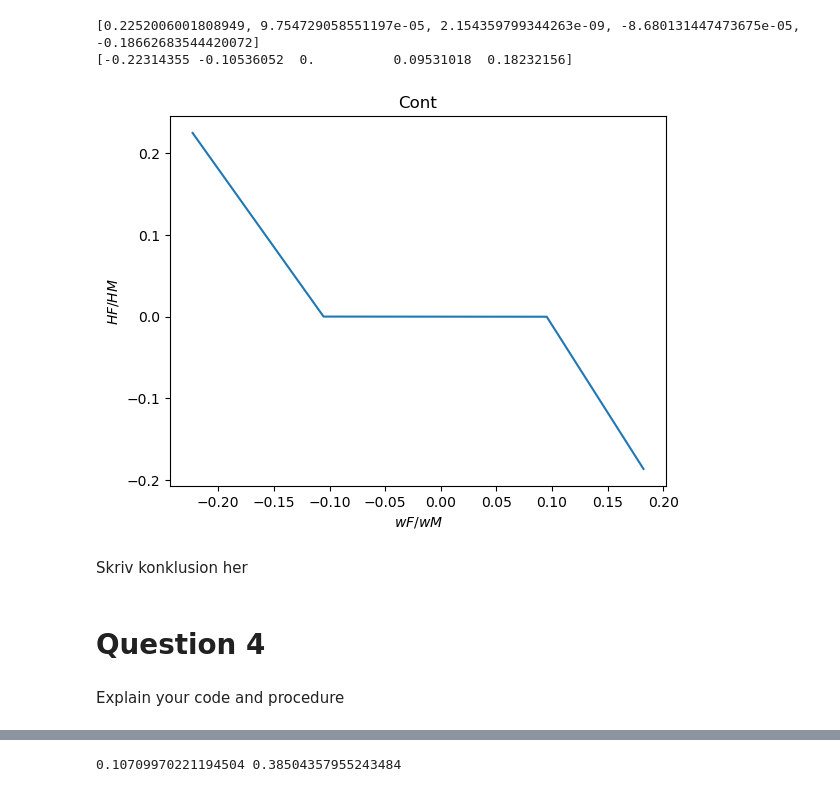
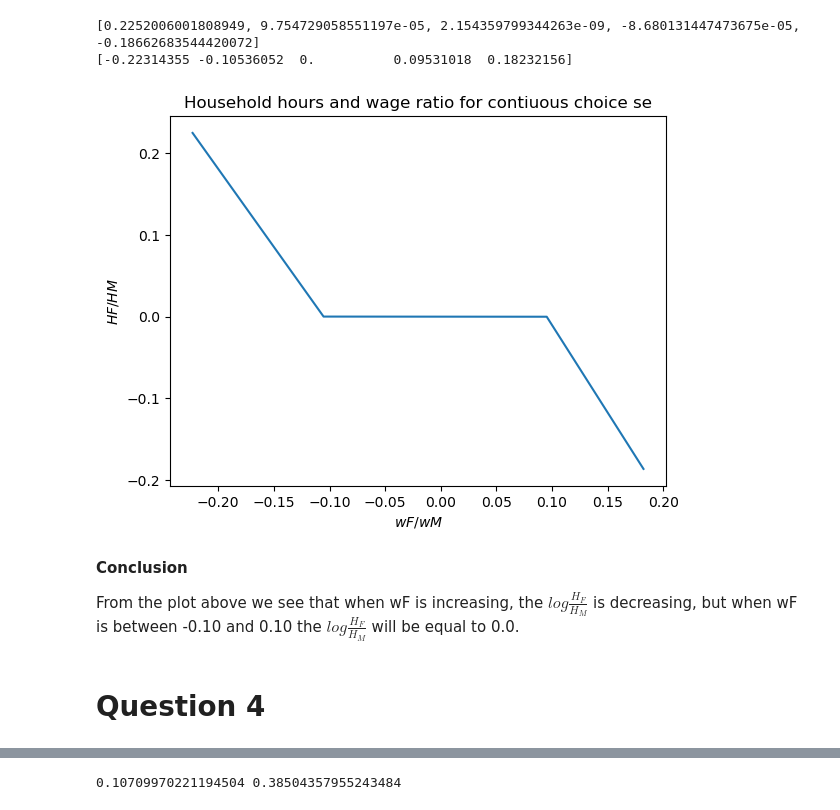
Before and after one commit to NumEconCopenhagen/projects-2023-julie-ida-ida, a Jupyter notebook: inauguralproject/inauguralproject.ipynb, the cells around one changed output, grey strips where cells are left out. Cells and saved outputs as stored; diff of their text form; code cells hidden in the pictures.

```diff
--- a/inauguralproject/inauguralproject.ipynb
+++ b/inauguralproject/inauguralproject.ipynb
@@ -139,25 +164,27 @@ print(w_ratio_con)
 [0.2252006001808949, 9.754729058551197e-05, 2.154359799344263e-09, -8.680131447473675e-05, -0.18662683544420072]
 [-0.22314355 -0.10536052  0.          0.09531018  0.18232156]
 # %%
+# Creating the figure
 def plot_cont():
-    fig = plt.figure() # create the figure
+    fig = plt.figure()
 
-    # Nu laver vi et plot
+    # a. Create the plot
     ax = fig.add_subplot(1,1,1)
 
     ax.plot(w_ratio_con,H_ratio_con)
 
-    # b. add labels
-    ax.set_title('Cont')
+    # b. Add labels
+    ax.set_title('Household hours and wage ratio for contiuous choice se')
     ax.set_xlabel('$wF/wM$')
     ax.set_ylabel('$HF/HM$')
 
+# c. Print
 plot_cont()
 # %% [output]
-[figure, old version]
+[figure, new version]
-# %% [markdown]
-Skriv konklusion her
+# %% [markdown]
+**Conclusion**
+
+From the plot above we see that when wF is increasing, the $log \frac{H_F}{H_M}$ is decreasing, but when wF is between -0.10 and 0.10 the $log \frac{H_F}{H_M}$ will be equal to 0.0.
 # %% [markdown]
 # Question 4
-# %% [markdown]
-Explain your code and procedure
```
Also changed, not shown: parts of 18 cells of this notebook, 2 other files.
